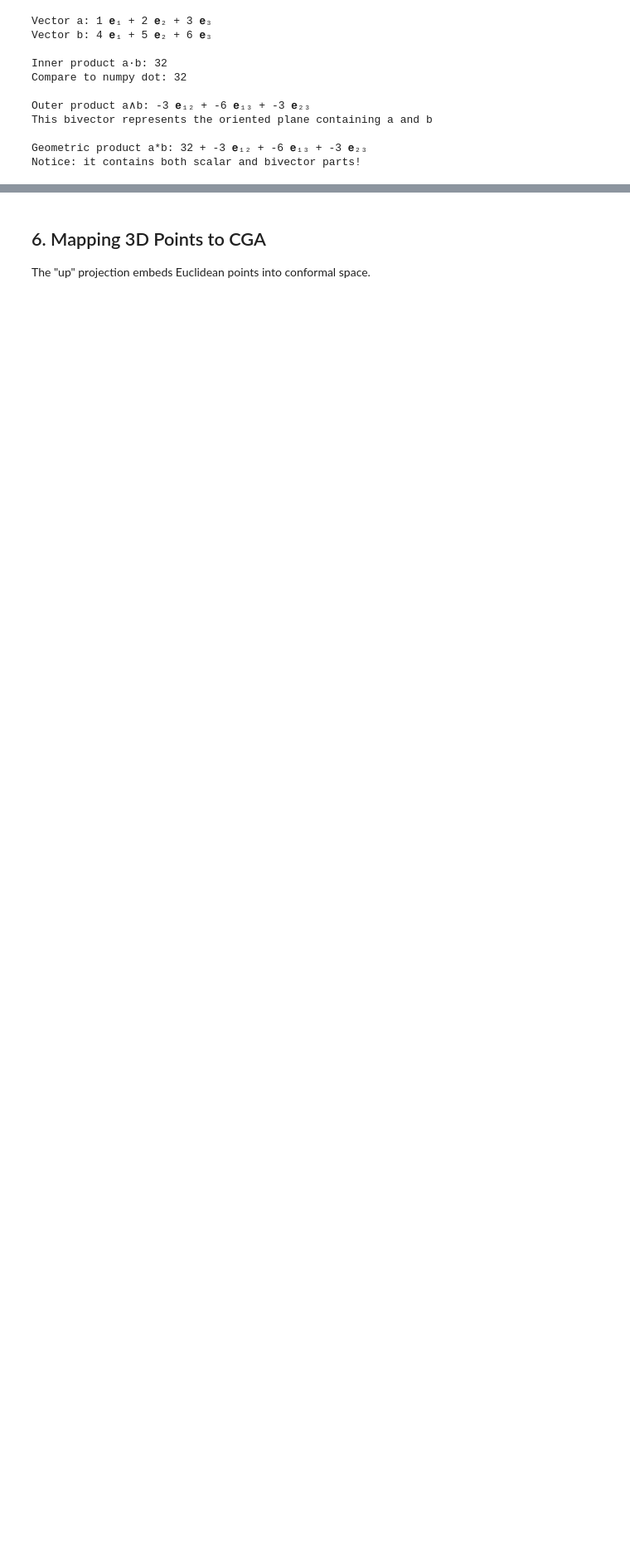
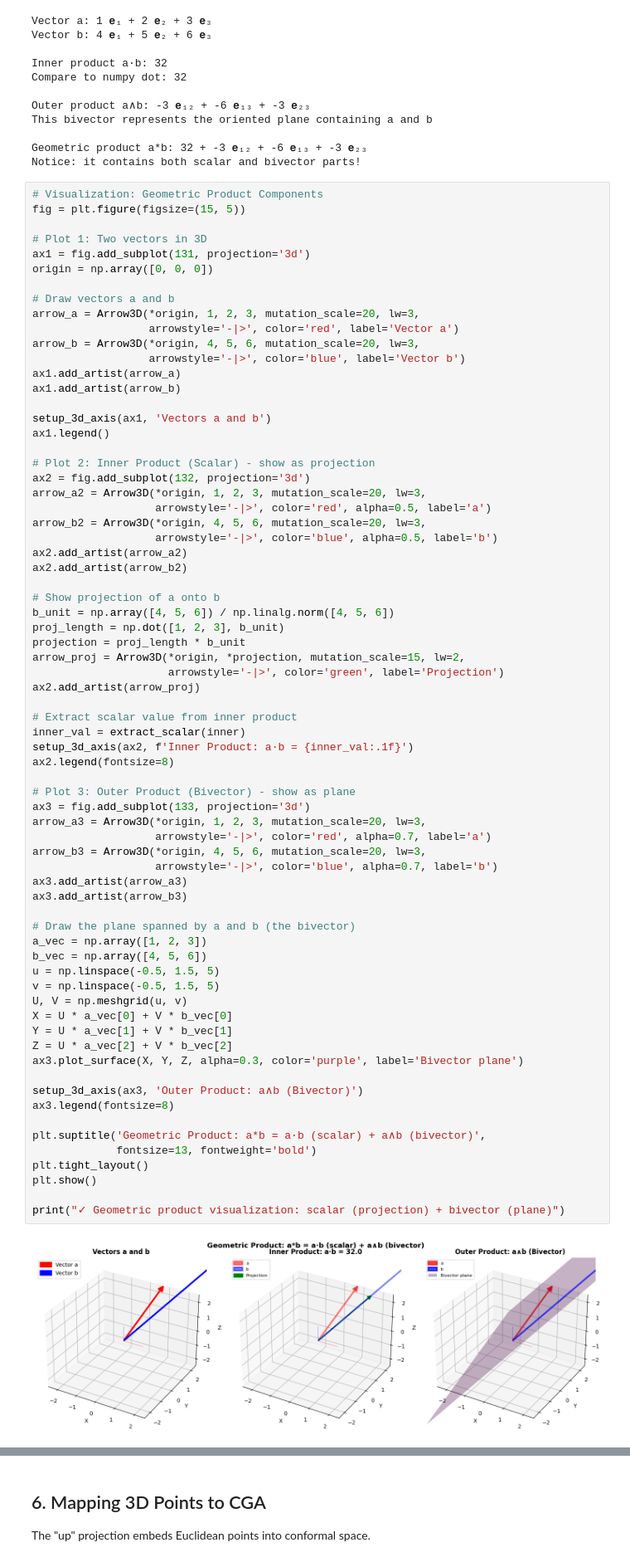
Before and after one commit to papagiannakis/Elements, a Jupyter notebook: Elements/pyEEL/notebooks/DL/diffRenderer/geometric_algebra_kingdon_rendering.ipynb, the cells around one changed output, grey strips where cells are left out. Shown at 83% size. Cells and saved outputs as stored; diff of their text form; blank space fills up the shorter version.

```diff
--- a/Elements/pyEEL/notebooks/DL/diffRenderer/geometric_algebra_kingdon_rendering.ipynb
+++ b/Elements/pyEEL/notebooks/DL/diffRenderer/geometric_algebra_kingdon_rendering.ipynb
@@ -125,3 +250,75 @@ This bivector represents the oriented plane containing a and b
 
 Geometric product a*b: 32 + -3 𝐞₁₂ + -6 𝐞₁₃ + -3 𝐞₂₃
 Notice: it contains both scalar and bivector parts!
+# %%
+# Visualization: Geometric Product Components
+fig = plt.figure(figsize=(15, 5))
+
+# Plot 1: Two vectors in 3D
+ax1 = fig.add_subplot(131, projection='3d')
+origin = np.array([0, 0, 0])
+
+# Draw vectors a and b
+arrow_a = Arrow3D(*origin, 1, 2, 3, mutation_scale=20, lw=3,
+                  arrowstyle='-|>', color='red', label='Vector a')
+arrow_b = Arrow3D(*origin, 4, 5, 6, mutation_scale=20, lw=3,
+                  arrowstyle='-|>', color='blue', label='Vector b')
+ax1.add_artist(arrow_a)
+ax1.add_artist(arrow_b)
+
+setup_3d_axis(ax1, 'Vectors a and b')
+ax1.legend()
+
+# Plot 2: Inner Product (Scalar) - show as projection
+ax2 = fig.add_subplot(132, projection='3d')
+arrow_a2 = Arrow3D(*origin, 1, 2, 3, mutation_scale=20, lw=3,
+                   arrowstyle='-|>', color='red', alpha=0.5, label='a')
+arrow_b2 = Arrow3D(*origin, 4, 5, 6, mutation_scale=20, lw=3,
+                   arrowstyle='-|>', color='blue', alpha=0.5, label='b')
+ax2.add_artist(arrow_a2)
+ax2.add_artist(arrow_b2)
+
+# Show projection of a onto b
+b_unit = np.array([4, 5, 6]) / np.linalg.norm([4, 5, 6])
+proj_length = np.dot([1, 2, 3], b_unit)
+projection = proj_length * b_unit
+arrow_proj = Arrow3D(*origin, *projection, mutation_scale=15, lw=2,
+                     arrowstyle='-|>', color='green', label='Projection')
+ax2.add_artist(arrow_proj)
+
+# Extract scalar value from inner product
+inner_val = extract_scalar(inner)
+setup_3d_axis(ax2, f'Inner Product: a·b = {inner_val:.1f}')
+ax2.legend(fontsize=8)
+
+# Plot 3: Outer Product (Bivector) - show as plane
+ax3 = fig.add_subplot(133, projection='3d')
+arrow_a3 = Arrow3D(*origin, 1, 2, 3, mutation_scale=20, lw=3,
+                   arrowstyle='-|>', color='red', alpha=0.7, label='a')
+arrow_b3 = Arrow3D(*origin, 4, 5, 6, mutation_scale=20, lw=3,
+                   arrowstyle='-|>', color='blue', alpha=0.7, label='b')
+ax3.add_artist(arrow_a3)
+ax3.add_artist(arrow_b3)
+
+# Draw the plane spanned by a and b (the bivector)
+a_vec = np.array([1, 2, 3])
+b_vec = np.array([4, 5, 6])
+u = np.linspace(-0.5, 1.5, 5)
+v = np.linspace(-0.5, 1.5, 5)
+U, V = np.meshgrid(u, v)
+X = U * a_vec[0] + V * b_vec[0]
+Y = U * a_vec[1] + V * b_vec[1]
+Z = U * a_vec[2] + V * b_vec[2]
+ax3.plot_surface(X, Y, Z, alpha=0.3, color='purple', label='Bivector plane')
+
+setup_3d_axis(ax3, 'Outer Product: a∧b (Bivector)')
+ax3.legend(fontsize=8)
+
+plt.suptitle('Geometric Product: a*b = a·b (scalar) + a∧b (bivector)',
+             fontsize=13, fontweight='bold')
+plt.tight_layout()
+plt.show()
+
+print("✓ Geometric product visualization: scalar (projection) + bivector (plane)")
+# %% [output]
+[figure, added]
```
Also changed, not shown: parts of 51 cells of this notebook.
